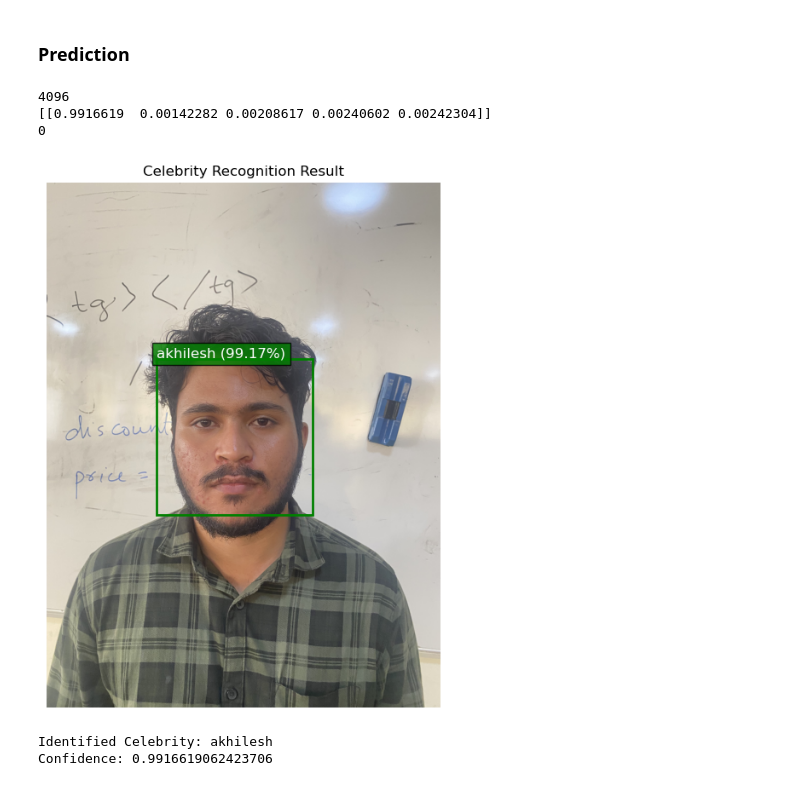
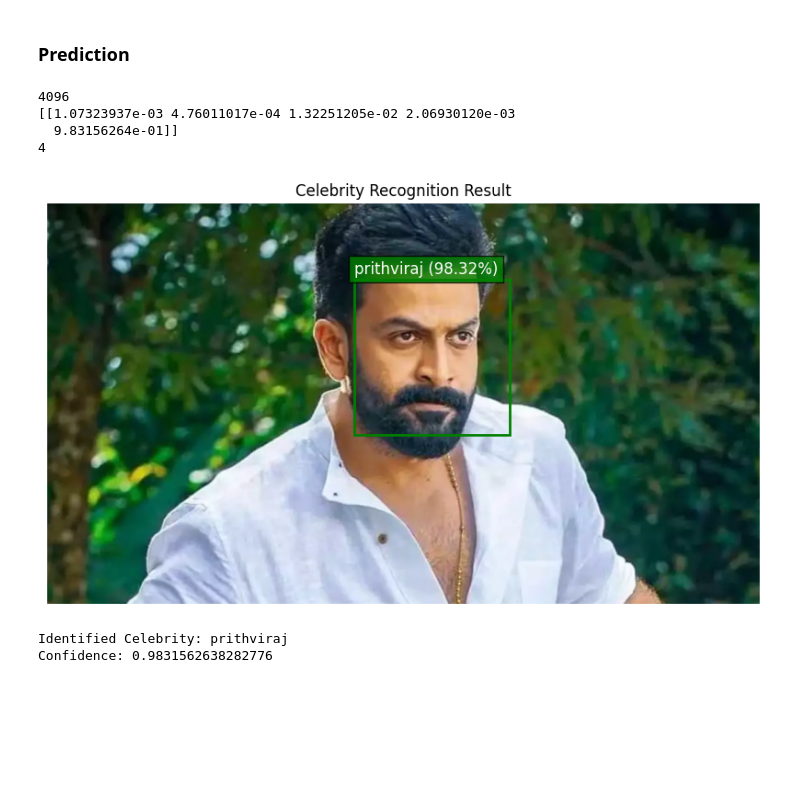
Before and after one commit to Elite-AI-Club/AI-Driven-Innovation-Electronics, a Jupyter notebook: 1_Face_Recognition/1_Celibrity_Face_Recognition.ipynb, the cells around one changed output. Saved outputs shown, nothing was run; the diff lists cells and outputs as text; code cells hidden in the pictures; blank space fills up the shorter version.

```diff
--- a/1_Face_Recognition/1_Celibrity_Face_Recognition.ipynb
+++ b/1_Face_Recognition/1_Celibrity_Face_Recognition.ipynb
@@ -97,7 +141,7 @@ def load_dataset():
 
     embeddings_train = []
     labels_train = []
-    dataset_path = "datasets/stars"
+    dataset_path = "stars"
 
     for celebrity_name in os.listdir(dataset_path):
         celebrity_path = os.path.join(dataset_path, celebrity_name)
@@ -392,16 +434,17 @@ def detect_face(img_path):
         return None, None
 # %%
 # Test with a new image
-test_image_path = "datasets/stars/akhilesh/1.jpeg"
+test_image_path = "stars/prithviraj/1.jpg"
 
 # For single face detection
 celebrity, confidence, face_coords = identify_celebrity(test_image_path)
 print(f"Identified Celebrity: {celebrity}")
 print(f"Confidence: {confidence}")
 # %% [output]
 4096
-[[0.9916619  0.00142282 0.00208617 0.00240602 0.00242304]]
-0
+[[1.07323937e-03 4.76011017e-04 1.32251205e-02 2.06930120e-03
+  9.83156264e-01]]
+4
-[figure, old version]
+[figure, new version]
-Identified Celebrity: akhilesh
-Confidence: 0.9916619062423706
+Identified Celebrity: prithviraj
+Confidence: 0.9831562638282776
```
Also changed, not shown: parts of 9 cells of this notebook, 1 other file.
